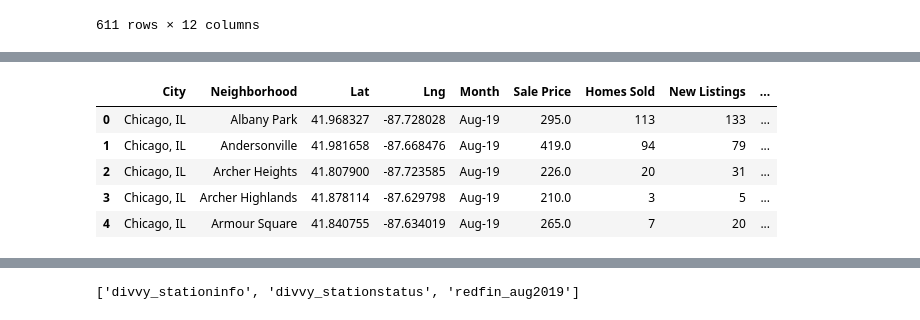
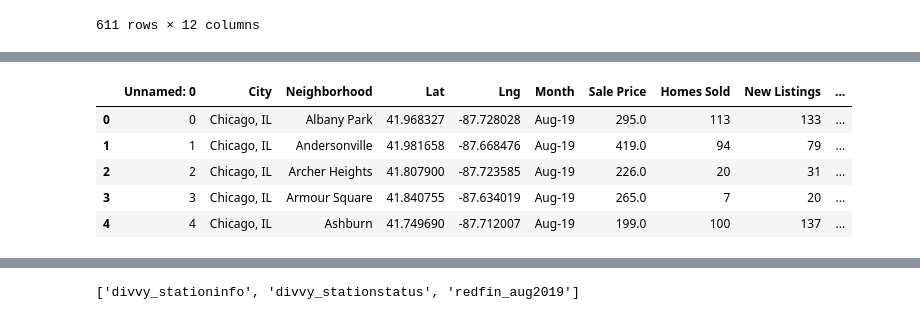
Before and after one commit to Fab-4-inc/Project-2, a Jupyter notebook: Project2Database_CMathis.ipynb, the cells around one changed output, grey strips where cells are left out. Cells and saved outputs as stored; diff of their text form; code cells hidden in the pictures.

```diff
--- a/Project2Database_CMathis.ipynb
+++ b/Project2Database_CMathis.ipynb
@@ -100,13 +100,14 @@ divvy_stationstatus_df.head()
 # %%
-redfin_df = pd.read_csv("Redfin_Aug2019.csv")
+redfin_df = pd.read_csv("Resources/Combined_neighborhood_crime_data.csv")
+redfin_df = redfin_df.drop(["Crime Count"], axis=1)
 redfin_df.head()
 # %% [output]
-|  | City | Neighborhood | Lat | Lng | Month | Sale Price | Homes Sold | New Listings | ... |
-| 0 | Chicago, IL | Albany Park | 41.968327 | -87.728028 | Aug-19 | 295.0 | 113 | 133 | ... |
-| 1 | Chicago, IL | Andersonville | 41.981658 | -87.668476 | Aug-19 | 419.0 | 94 | 79 | ... |
-| 2 | Chicago, IL | Archer Heights | 41.807900 | -87.723585 | Aug-19 | 226.0 | 20 | 31 | ... |
-| 3 | Chicago, IL | Archer Highlands | 41.878114 | -87.629798 | Aug-19 | 210.0 | 3 | 5 | ... |
-| 4 | Chicago, IL | Armour Square | 41.840755 | -87.634019 | Aug-19 | 265.0 | 7 | 20 | ... |
+|  | Unnamed: 0 | City | Neighborhood | Lat | Lng | Month | Sale Price | Homes Sold | New Listings | ... |
+| 0 | 0 | Chicago, IL | Albany Park | 41.968327 | -87.728028 | Aug-19 | 295.0 | 113 | 133 | ... |
+| 1 | 1 | Chicago, IL | Andersonville | 41.981658 | -87.668476 | Aug-19 | 419.0 | 94 | 79 | ... |
+| 2 | 2 | Chicago, IL | Archer Heights | 41.807900 | -87.723585 | Aug-19 | 226.0 | 20 | 31 | ... |
+| 3 | 3 | Chicago, IL | Armour Square | 41.840755 | -87.634019 | Aug-19 | 265.0 | 7 | 20 | ... |
+| 4 | 4 | Chicago, IL | Ashburn | 41.749690 | -87.712007 | Aug-19 | 199.0 | 100 | 137 | ... |
 # %%
 database_path = "Project2.db" #whatever you type in here will be the name of the database
 engine = create_engine(f"sqlite:///{database_path}")
```
Also changed, not shown: parts of 4 cells of this notebook, 2 other files.
